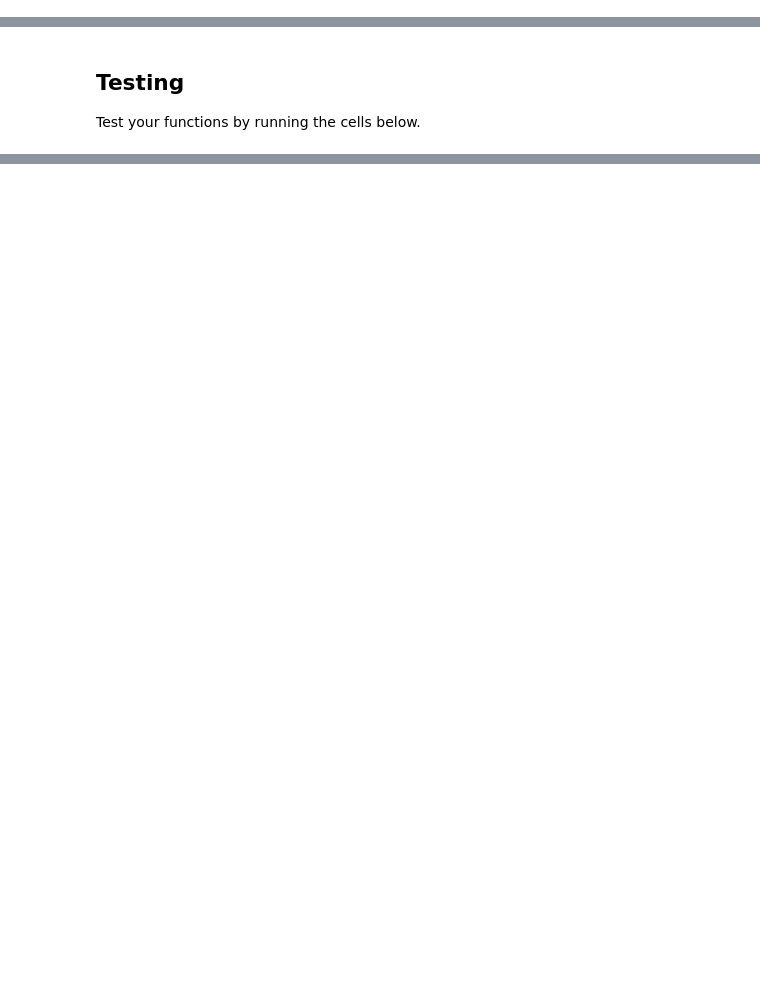
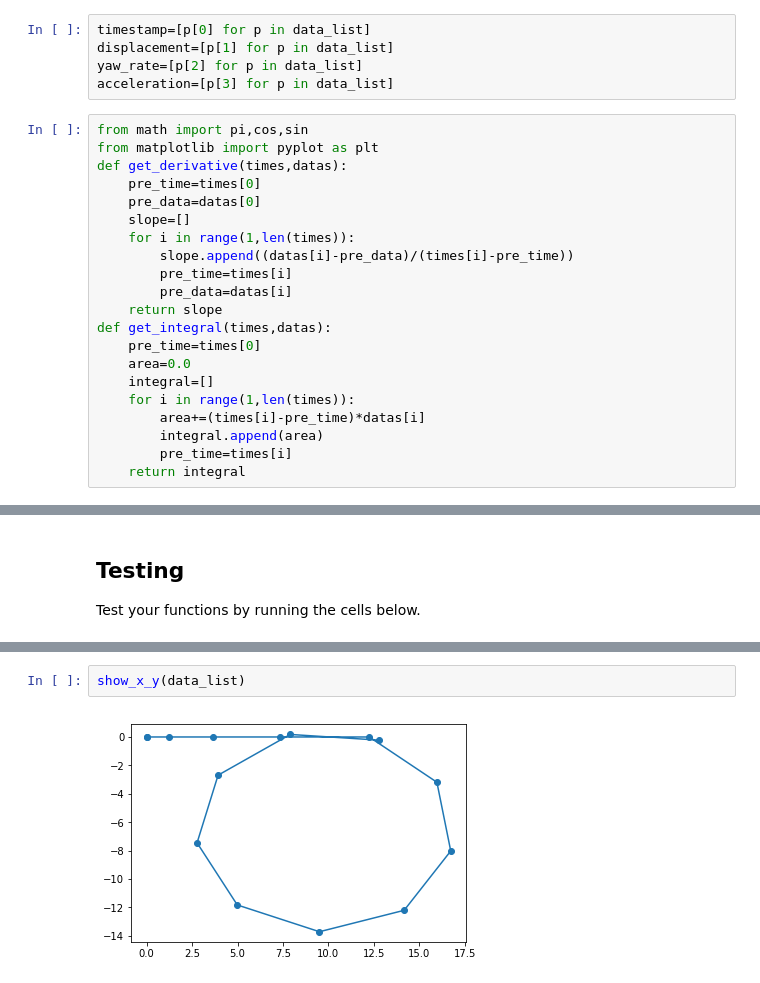
Before and after one commit to jiangnanqw12/Intro-to-Self-Driving-Cars, a Jupyter notebook: 8.Vehicle Motion and Control/Project Reconstructing Trajectories from Sensor Data/Reconstructing Trajectories.ipynb, the cells around one changed output, grey strips where cells are left out. Drawn from its saved outputs; the diff is of its cells as text; blank space fills up the shorter version.

```diff
--- a/8.Vehicle Motion and Control/Project Reconstructing Trajectories from Sensor Data/Reconstructing Trajectories.ipynb
+++ b/8.Vehicle Motion and Control/Project Reconstructing Trajectories from Sensor Data/Reconstructing Trajectories.ipynb
@@ -142,0 +133,26 @@ def show_x_y(data_list):
+# %%
+timestamp=[p[0] for p in data_list]
+displacement=[p[1] for p in data_list]
+yaw_rate=[p[2] for p in data_list]
+acceleration=[p[3] for p in data_list]
+# %%
+from math import pi,cos,sin
+from matplotlib import pyplot as plt
+def get_derivative(times,datas):
+    pre_time=times[0]
+    pre_data=datas[0]
+    slope=[]
+    for i in range(1,len(times)):
+        slope.append((datas[i]-pre_data)/(times[i]-pre_time))
+        pre_time=times[i]
+        pre_data=datas[i]
+    return slope
+def get_integral(times,datas):
+    pre_time=times[0]
+    area=0.0
+    integral=[]
+    for i in range(1,len(times)):
+        area+=(times[i]-pre_time)*datas[i]
+        integral.append(area)
+        pre_time=times[i]
+    return integral
@@ -153,0 +224,4 @@ test_get_x_y(get_x_y)
+# %%
+show_x_y(data_list)
+# %% [output]
+[figure, added]
```
Also changed, not shown: parts of 6 cells of this notebook.
